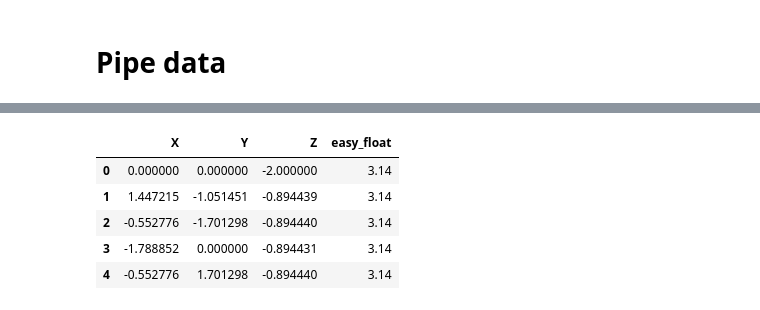
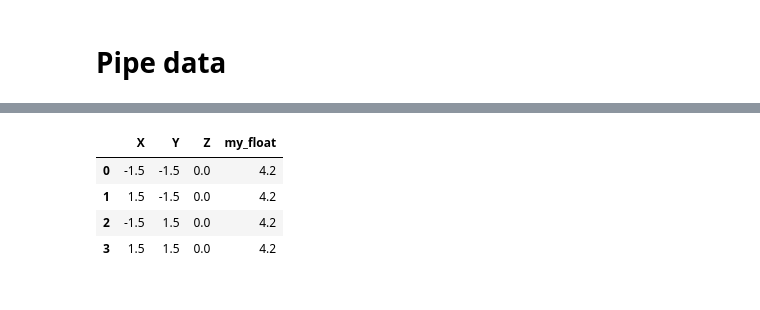
Before and after one commit to kolibril13/ipyblender-experimental, a Jupyter notebook: n1c_pipe_data.ipynb, the cells around one changed output, grey strips where cells are left out. Drawn from its saved outputs; the diff is of its cells as text; code cells hidden in the pictures.

Commit message:
float value

```diff
--- a/n1c_pipe_data.ipynb
+++ b/n1c_pipe_data.ipynb
@@ -73,0 +71,12 @@ df.head()
+# %%
+attr_name = 'my_float'
+value = 3.14
+
+# 'POINT' domain means each vertex gets the value
+attr = plane.data.attributes.new(name=attr_name,type='FLOAT',domain='POINT')
+values = [value] * len(plane.data.vertices)
+attr.data.foreach_set('value', values)
+plane.data.update()
+
+print(f"Added attribute '{attr_name}' with value {value} to each vertex.")
+render_result()
@@ -74,21 +94,14 @@ df.head()
 # %%
-attr_name = 'easy_float'
-value = 3.14
+attr_name = 'my_float'
+value = 4.2
 
-attr = obj.data.attributes.get(attr_name)
+attr = plane.data.attributes.get(attr_name)
 if attr is None:
-    attr = obj.data.attributes.new(
-        name=attr_name,
-        type='FLOAT',
-        domain='POINT'  # 'POINT' domain means each vertex gets the value
-    )
-
-# Storing data here
-values = [value] * len(obj.data.vertices)
-
+    attr = plane.data.attributes.new(name=attr_name,type='FLOAT',domain='POINT')
+values = [value] * len(plane.data.vertices)
 attr.data.foreach_set('value', values)
-
-obj.data.update()
+plane.data.update()
 
 print(f"Added attribute '{attr_name}' with value {value} to each vertex.")
+render_result()
 # %% [output]
@@ -99,17 +110,16 @@ Now we have that attribute stored!
 # %%
 # we can confirm this by checking with a dataframe:
 df = pd.DataFrame({
-    'X': [v.co.x for v in obj.data.vertices],
-    'Y': [v.co.y for v in obj.data.vertices],
-    'Z': [v.co.z for v in obj.data.vertices],
-    'easy_float': [val.value for val in obj.data.attributes['easy_float'].data]
+    'X': [v.co.x for v in plane.data.vertices],
+    'Y': [v.co.y for v in plane.data.vertices],
+    'Z': [v.co.z for v in plane.data.vertices],
+    'my_float': [val.value for val in plane.data.attributes['my_float'].data]
 })
 
-df.head()
+df
 # %% [output]
-|  | X | Y | Z | easy_float |
-| 0 | 0.000000 | 0.000000 | -2.000000 | 3.14 |
-| 1 | 1.447215 | -1.051451 | -0.894439 | 3.14 |
-| 2 | -0.552776 | -1.701298 | -0.894440 | 3.14 |
-| 3 | -1.788852 | 0.000000 | -0.894431 | 3.14 |
-| 4 | -0.552776 | 1.701298 | -0.894440 | 3.14 |
+|  | X | Y | Z | my_float |
+| 0 | -1.5 | -1.5 | 0.0 | 4.2 |
+| 1 | 1.5 | -1.5 | 0.0 | 4.2 |
+| 2 | -1.5 | 1.5 | 0.0 | 4.2 |
+| 3 | 1.5 | 1.5 | 0.0 | 4.2 |
```
Also changed, not shown: parts of 11 cells of this notebook, 1 other file.
